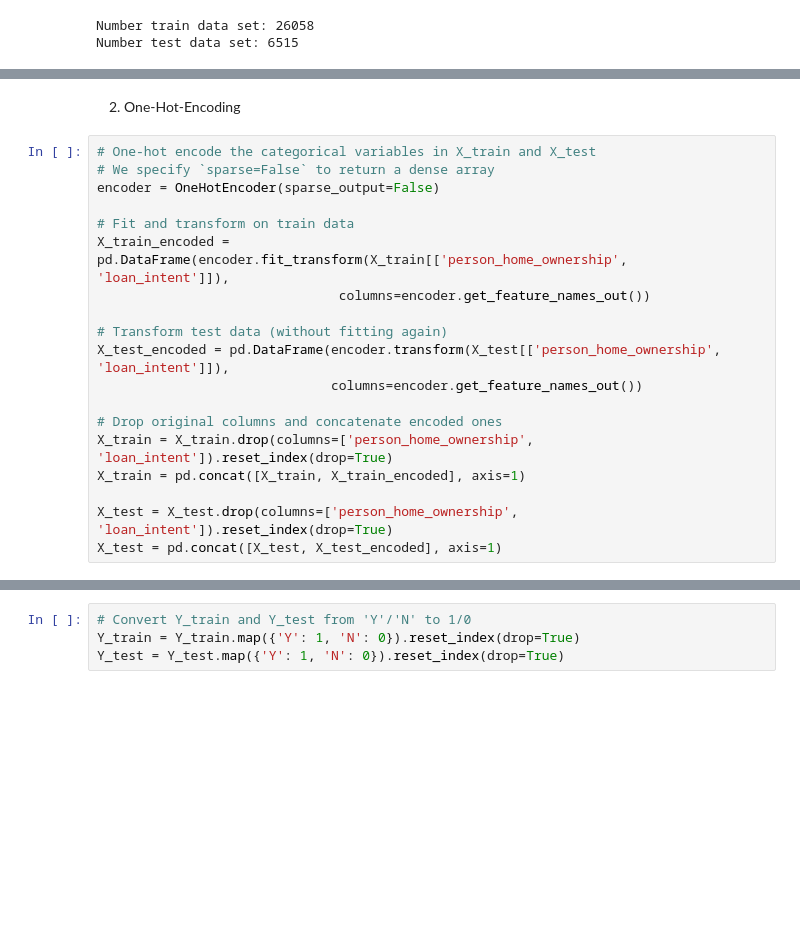
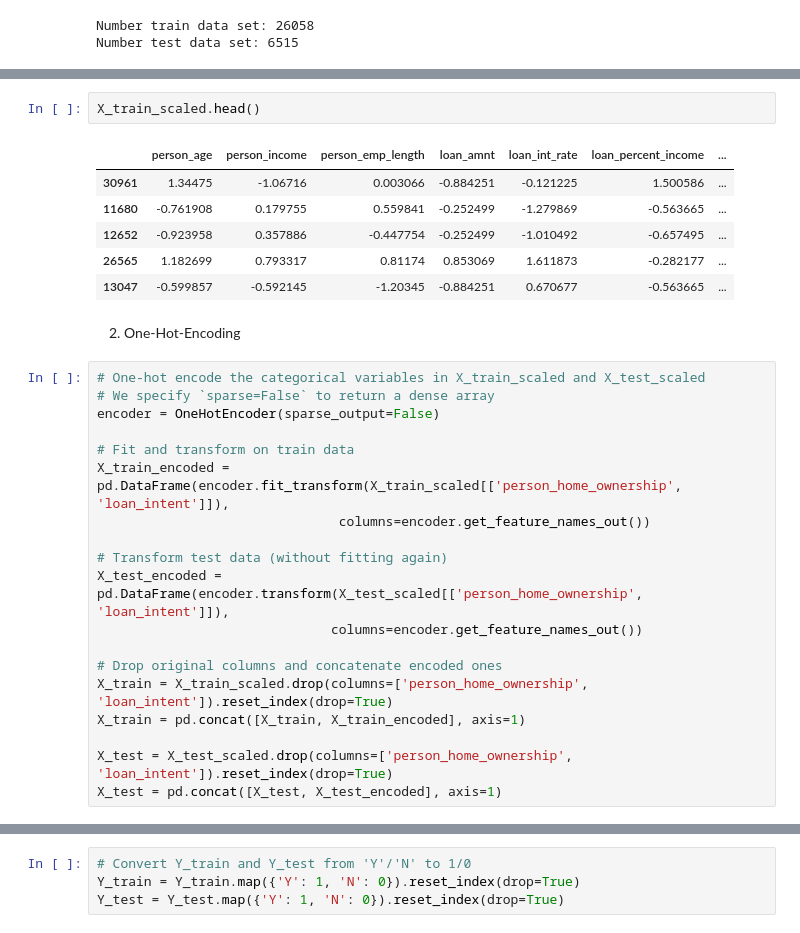
Before and after one commit to SainaPolis/Credit-Risk-Assessment, a Jupyter notebook: main.ipynb, the cells around one changed output, grey strips where cells are left out. Saved outputs shown, nothing was run; the diff lists cells and outputs as text; blank space fills up the shorter version.

```diff
--- a/main.ipynb
+++ b/main.ipynb
@@ -300,23 +338,32 @@ Number test data set: 6515
+# %%
+X_train_scaled.head()
+# %% [output]
+|  | person_age | person_income | person_emp_length | loan_amnt | loan_int_rate | loan_percent_income | ... |
+| 30961 | 1.34475 | -1.06716 | 0.003066 | -0.884251 | -0.121225 | 1.500586 | ... |
+| 11680 | -0.761908 | 0.179755 | 0.559841 | -0.252499 | -1.279869 | -0.563665 | ... |
+| 12652 | -0.923958 | 0.357886 | -0.447754 | -0.252499 | -1.010492 | -0.657495 | ... |
+| 26565 | 1.182699 | 0.793317 | 0.81174 | 0.853069 | 1.611873 | -0.282177 | ... |
+| 13047 | -0.599857 | -0.592145 | -1.20345 | -0.884251 | 0.670677 | -0.563665 | ... |
 # %% [markdown]
 2. One-Hot-Encoding
 # %%
-# One-hot encode the categorical variables in X_train and X_test
+# One-hot encode the categorical variables in X_train_scaled and X_test_scaled
 # We specify `sparse=False` to return a dense array
 encoder = OneHotEncoder(sparse_output=False)
 
 # Fit and transform on train data
-X_train_encoded = pd.DataFrame(encoder.fit_transform(X_train[['person_home_ownership', 'loan_intent']]),
+X_train_encoded = pd.DataFrame(encoder.fit_transform(X_train_scaled[['person_home_ownership', 'loan_intent']]),
                                columns=encoder.get_feature_names_out())
 
 # Transform test data (without fitting again)
-X_test_encoded = pd.DataFrame(encoder.transform(X_test[['person_home_ownership', 'loan_intent']]),
+X_test_encoded = pd.DataFrame(encoder.transform(X_test_scaled[['person_home_ownership', 'loan_intent']]),
                               columns=encoder.get_feature_names_out())
 
 # Drop original columns and concatenate encoded ones
-X_train = X_train.drop(columns=['person_home_ownership', 'loan_intent']).reset_index(drop=True)
+X_train = X_train_scaled.drop(columns=['person_home_ownership', 'loan_intent']).reset_index(drop=True)
 X_train = pd.concat([X_train, X_train_encoded], axis=1)
 
-X_test = X_test.drop(columns=['person_home_ownership', 'loan_intent']).reset_index(drop=True)
+X_test = X_test_scaled.drop(columns=['person_home_ownership', 'loan_intent']).reset_index(drop=True)
 X_test = pd.concat([X_test, X_test_encoded], axis=1)
 # %%
 X_train.head()
```
Also changed, not shown: parts of 20 cells of this notebook.
